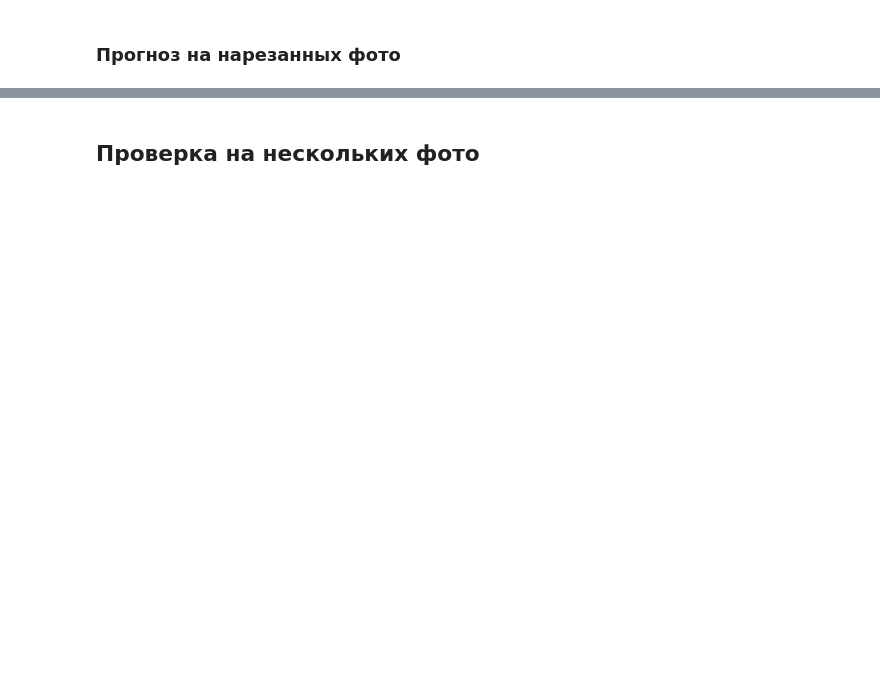
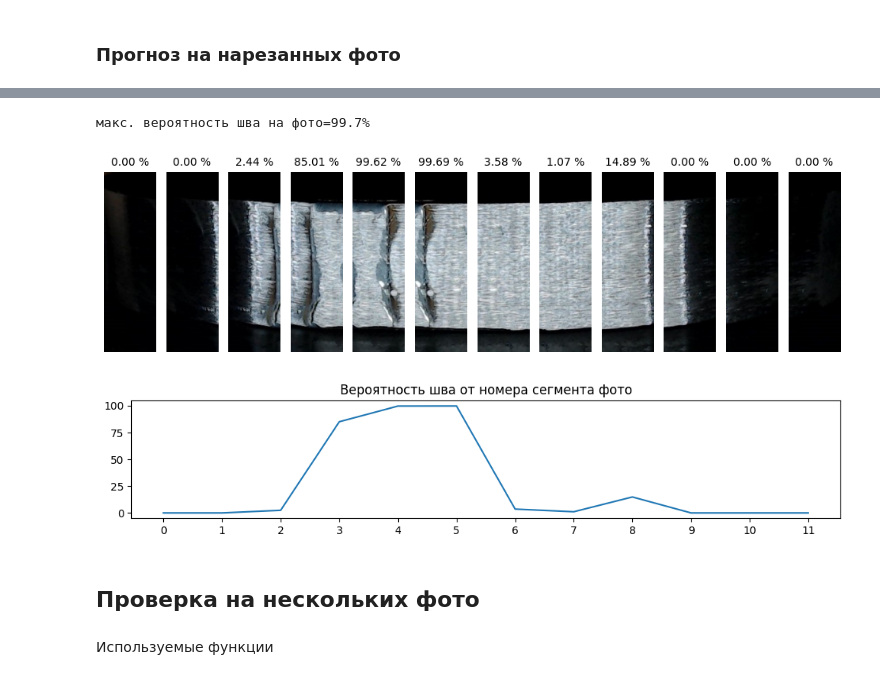
Before and after one commit to aepanfilov/shov, a Jupyter notebook: Shov.ipynb, the cells around one changed output, grey strips where cells are left out. Cells and saved outputs as stored; diff of their text form; code cells hidden in the pictures; blank space fills up the shorter version.

```diff
--- a/Shov.ipynb
+++ b/Shov.ipynb
@@ -513,2 +590,10 @@ show_images(sub_imagesH, tit_sc)#, fontsize=4)
+# %%
+subScore = predictOneFoto(sub_images, sub_imagesH, model, class_names)
+# %% [output]
+макс. вероятность шва на фото=99.7%
+[figure, added]
+[figure, added]
 # %% [markdown]
 ## Проверка на нескольких фото
+# %% [markdown]
+Используемые функции
```
Also changed, not shown: parts of 12 cells of this notebook.
